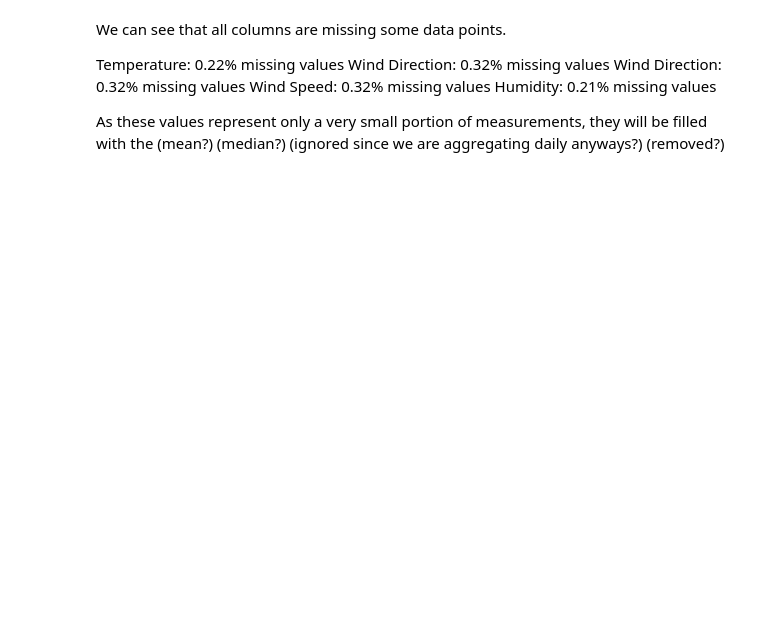
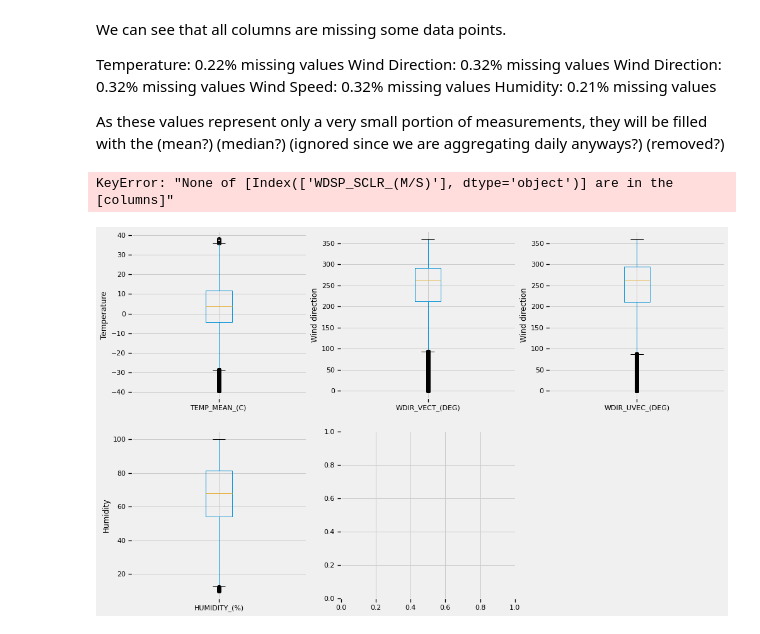
Before and after one commit to mirandadoris/CIV1498_Project2_Pythoneers, a Jupyter notebook: 1-Data_cleaning/Weather_Data_Cleaning.ipynb, the cells around one changed output. Saved outputs shown, nothing was run; the diff lists cells and outputs as text; code cells hidden in the pictures; blank space fills up the shorter version.

Commit message:
weather cleaning

```diff
--- a/1-Data_cleaning/Weather_Data_Cleaning.ipynb
+++ b/1-Data_cleaning/Weather_Data_Cleaning.ipynb
@@ -167,0 +166,37 @@ As these values represent only a very small portion of measurements, they will b
+# %%
+# Fill NaN Values
+# Check for outliers
+plt.figure(figsize=(15,10))
+
+
+plt.subplot(2, 3, 1)
+fig = weather_data.boxplot(column='TEMP_MEAN_(C)')
+fig.set_title('')
+fig.set_ylabel('Temperature')
+
+
+plt.subplot(2, 3, 2)
+fig = weather_data.boxplot(column='WDIR_VECT_(DEG)')
+fig.set_title('')
+fig.set_ylabel('Wind direction')
+
+
+plt.subplot(2, 3, 3)
+fig = weather_data.boxplot(column='WDIR_UVEC_(DEG)')
+fig.set_title('')
+fig.set_ylabel('Wind direction')
+
+
+plt.subplot(2, 3, 4)
+fig = weather_data.boxplot(column='HUMIDITY_(%)')
+fig.set_title('')
+fig.set_ylabel('Humidity')
+
+
+plt.subplot(2, 3, 5)
+fig = weather_data.boxplot(column='WDSP_SCLR_(M/S)')
+fig.set_title('')
+fig.set_ylabel('WindSpeed')
+# %% [output]
+KeyError: "None of [Index(['WDSP_SCLR_(M/S)'], dtype='object')] are in the [columns]"
+[figure, added]
```
Also changed, not shown: parts of 9 cells of this notebook.
